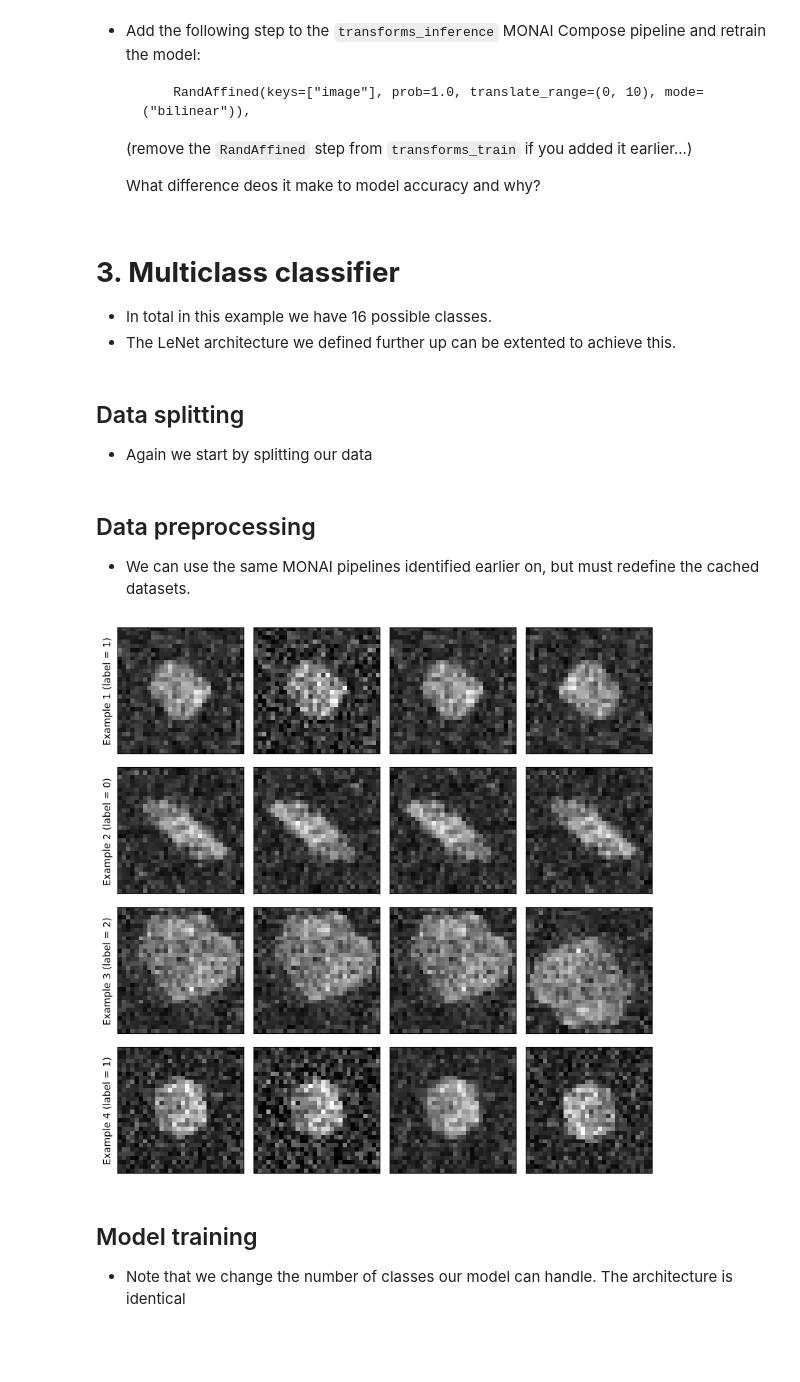
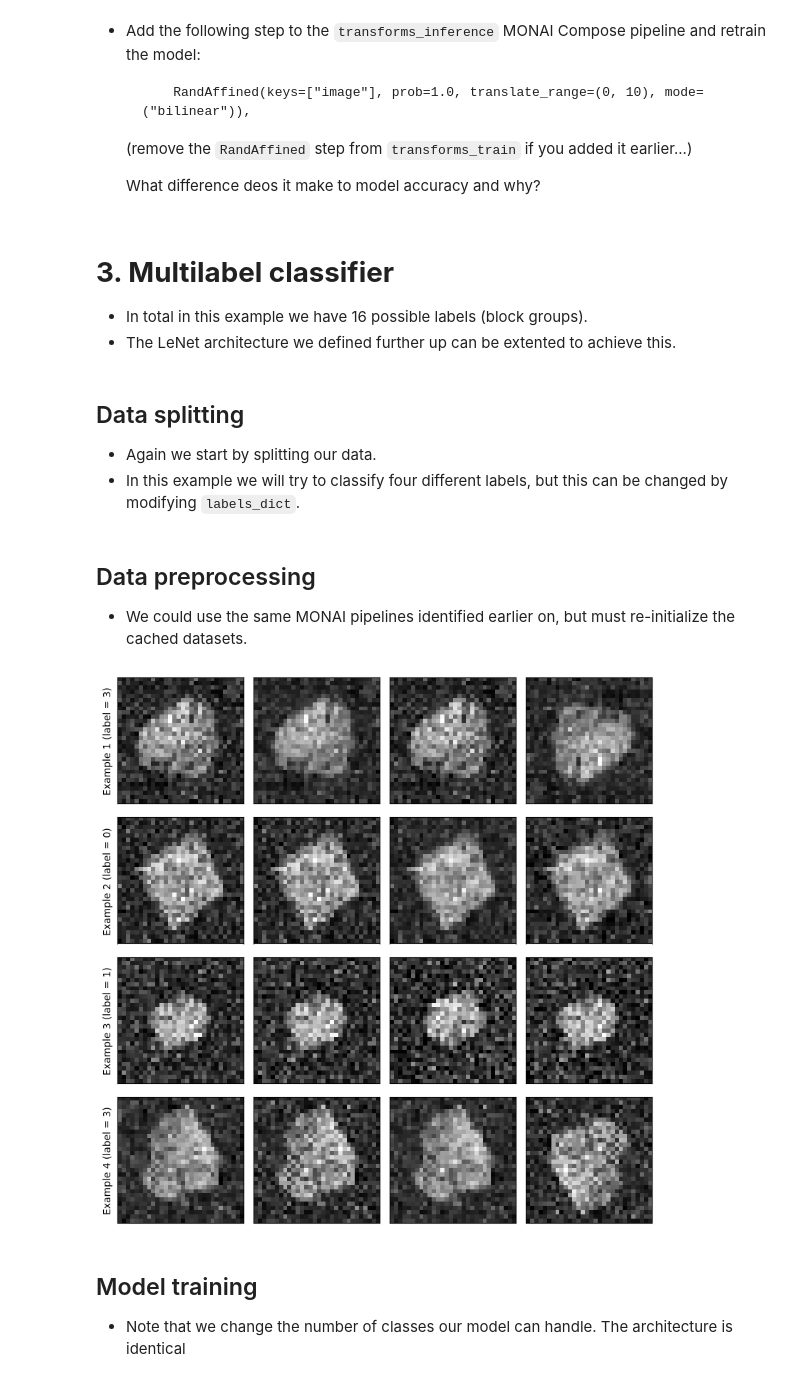
Before and after one commit to mdblackledge/theoryofimaging2, a Jupyter notebook: workshop/practical_exercises.ipynb, the cells around one changed output. Cells and saved outputs as stored; diff of their text form; code cells hidden in the pictures; blank space fills up the shorter version.

```diff
--- a/workshop/practical_exercises.ipynb
+++ b/workshop/practical_exercises.ipynb
@@ -835,19 +837,22 @@ plt.show()
 
    What difference deos it make to model accuracy and why?
 # %% [markdown]
-# __3. Multiclass classifier__
- - In total in this example we have 16 possible classes.
+# __3. Multilabel classifier__
+ - In total in this example we have 16 possible labels (block groups).
  - The LeNet architecture we defined further up can be extented to achieve this.
 # %% [markdown]
  ## Data splitting
- - Again we start by splitting our data
+ - Again we start by splitting our data.
+ - In this example we will try to classify four different labels, but this can be changed by modifying `labels_dict`.
 # %%
 import random
 
 from sklearn.model_selection import train_test_split
 
 
-labels_dict = {0: "3022 Plate 2x2", 1: "3005 Brick 1x1", 2: "3003 Brick 2x2",
+labels_dict = {0: "3022 Plate 2x2",
+               1: "3005 Brick 1x1",
+               2: "3003 Brick 2x2",
                3: "2357 Brick corner 1x2x2"}
 
 # Loading the datasets as dictionaries is important for MONAI data reading.
@@ -860,8 +865,8 @@ for label in labels_dict.keys():
     ]
     files = files + label_files
 
-# Split into train/test (80/20)
-test_fraction = 0.2
+# Split into train/test (50/50)
+test_fraction = 0.5
 
 files_train, files_test = train_test_split(
     files,
@@ -879,10 +884,46 @@ files_train, files_val = train_test_split(
 )
 # %% [markdown]
  ## Data preprocessing
- - We can use the same MONAI pipelines identified earlier on, but must redefine the cached datasets.
+ - We could use the same MONAI pipelines identified earlier on, but must re-initialize the cached datasets.
 # %%
 from monai.data import CacheDataset
+from monai.transforms import (
+    Compose,
+    LoadImaged,
+    EnsureChannelFirstd,
+    ScaleIntensityd,
+    ResizeD,
+    RandAffined,
+    RandFlipd,
+    RandGaussianNoised,
+    Rand2DElasticd,
+    ToTensord,
+)
 
+# 1. Redefine the MONAI transforms for clarity
+# ============================================
+transforms_train = Compose([
+    LoadImaged(keys=["image"]), # Load the images from file (preprocessing)
+    EnsureChannelFirstd(keys=["image"]), # Ensure they are read as a single channel (preprocessing)
+    ScaleIntensityd(keys=["image"], minv=0.0, maxv=1.0), # Scale image intensities to range 0 → 1 (preprocessing)
+    ResizeD(keys=["image"], spatial_size=SHAPE), # Resize image to desired shape (preprocessing)
+    RandFlipd(keys=["image"], prob=0.5),  # Randomly flip image with defined probability (augmentation)
+    RandGaussianNoised(keys=["image"], prob=0.5, mean=0, std=0.1),  # Randomly add Guassian noise with defined probability, mean and standard-deviation (augmentation)
+    Rand2DElasticd(keys=["image"], prob=0.5, spacing=(5, 5), magnitude_range=(0, 0.2)),  # Apply random elastic deformations to the iamges wth defined probability/parameters (augmentation)
+    ToTensord(keys=["image"]), # Convert to Tensor format for PyTorch input (preprocessing)
+])
+
+# Note that augmentation steps should not be applied during inference.
+transforms_inference = Compose([
+    LoadImaged(keys=["image"]),
+    EnsureChannelFirstd(keys=["image"]),
+    ScaleIntensityd(keys=["image"], minv=0.0, maxv=1.0),
+    ResizeD(keys=["image"], spatial_size=SHAPE),
+    ToTensord(keys=["image"]),
+])
+
+# 2. Create the cahced datasets
+# =============================
 train_ds = CacheDataset(
     data=files_train,
     transform=transforms_train,
@@ -890,34 +931,34 @@ train_ds = CacheDataset(
     num_workers=4        # workers used during caching
 )
 
 # for validation and test, we do not use augmentation.
 val_ds = CacheDataset(
     data=files_val,
     transform=transforms_inference,
     cache_rate=1.0,      # cache all data
     num_workers=4        # workers used during caching
 )
 
 test_ds = CacheDataset(
     data=files_test,
     transform=transforms_inference,
     cache_rate=1.0,      # cache all data
     num_workers=4        # workers used during caching
 )
 
 # Lets plot some examples
 f, ax = plt.subplots(4, 4, figsize = (8, 8))
 ax = ax.ravel()
 for i in range(16):
     if i % 4 == 0:
         ax[i].set_ylabel(f"Example {int(i / 4) + 1} (label = {train_ds[int(i / 4)]["label"]})")
     ax[i].imshow(train_ds[int(i / 4)]["image"][0], cmap = "gray", clim = (0, 1))
     ax[i].set_xticks([]), ax[i].set_yticks([])
 
 plt.tight_layout()
 plt.show()
 # %% [output]
-[figure, old version]
+[figure, new version]
 # %% [markdown]
 ## Model training
  - Note that we change the number of classes our model can handle. The architecture is identical
```
Also changed, not shown: parts of 12 cells of this notebook.
